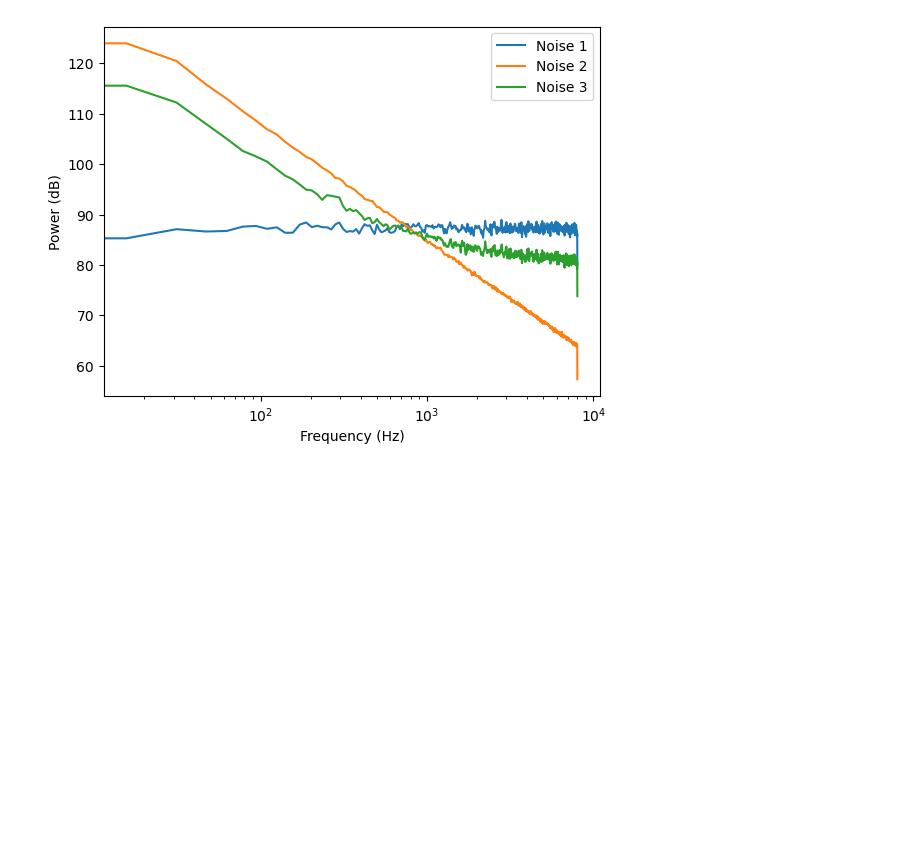
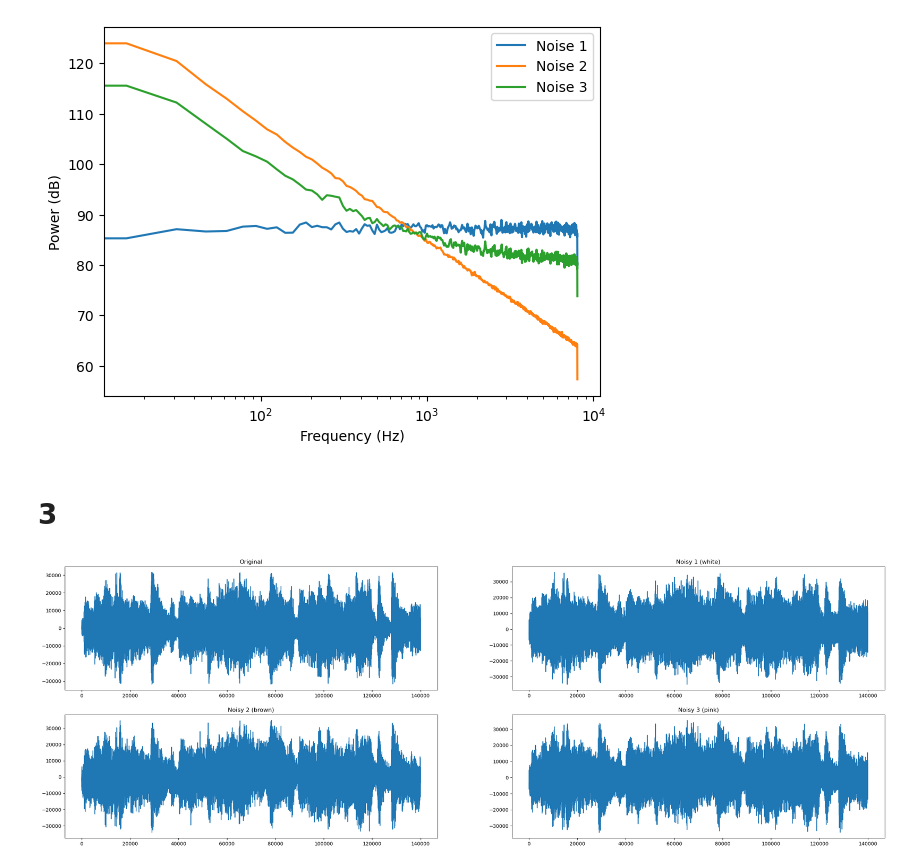
Before and after one commit to diegotg2000/SignalProcessing, a Jupyter notebook: H3/solution.ipynb, the cells around one changed output. Saved outputs shown, nothing was run; the diff lists cells and outputs as text; code cells hidden in the pictures; blank space fills up the shorter version.

```diff
--- a/H3/solution.ipynb
+++ b/H3/solution.ipynb
@@ -78,3 +78,35 @@ plt.legend()
 # %% [output]
 <matplotlib.legend.Legend at 0x...>
 [figure]
+# %% [markdown]
+# 3
+# %%
+FACTOR = 0.4
+# %%
+music = read('music.wav')[1]
+# %%
+music_1 = music + FACTOR*noise1
+music_2 = music + FACTOR*noise2
+music_3 = music + FACTOR*noise3
+# %%
+plt.figure(figsize=(30,10))
+
+plt.subplot(2,2,1)
+plt.plot(music)
+plt.title('Original')
+
+plt.subplot(2,2,2)
+plt.plot(music_1)
+plt.title('Noisy 1 (white)')
+
+plt.subplot(2,2,3)
+plt.plot(music_2)
+plt.title('Noisy 2 (brown)')
+
+plt.subplot(2,2,4)
+plt.plot(music_3)
+plt.title('Noisy 3 (pink)')
+
+plt.show()
+# %% [output]
+[figure, added]
```
Also changed, not shown: parts of 4 cells of this notebook.
